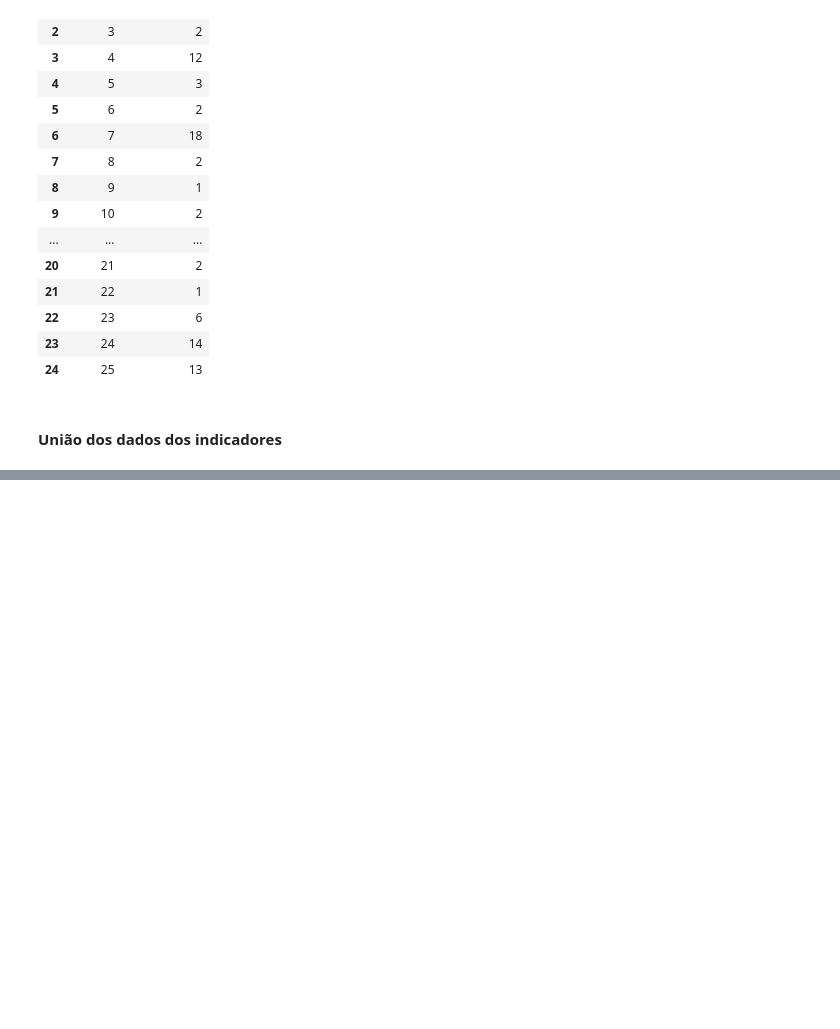
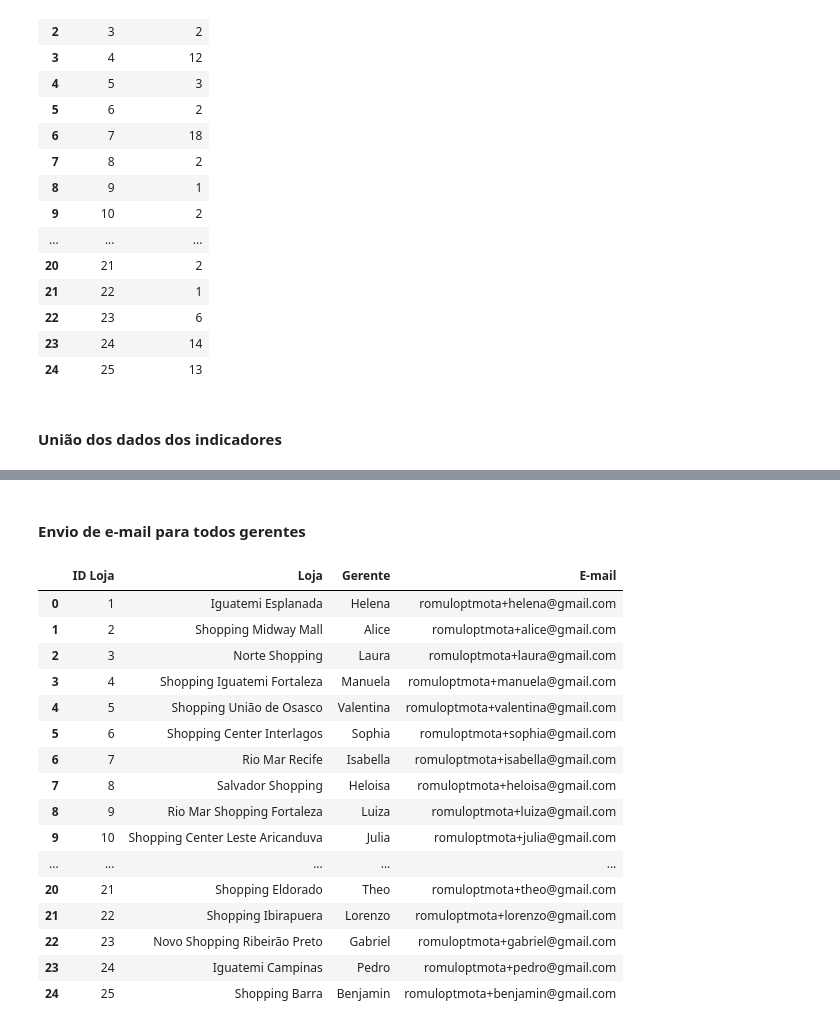
Before and after one commit to romuloptmota/Automacao_de_Processos_Indicadores, a Jupyter notebook: automacao_indicadores.ipynb, the cells around one changed output, grey strips where cells are left out. Cells and saved outputs as stored; diff of their text form; code cells hidden in the pictures; blank space fills up the shorter version.

Commit message:
Criado disparador de e-mail, e corrigido arquivo de e-mail

```diff
--- a/automacao_indicadores.ipynb
+++ b/automacao_indicadores.ipynb
@@ -290,3 +292,30 @@ display(dados_df)
 | 22 | Novo Shopping Ribeirão Preto | 23 | 3400 | 1678225 | 6 | 120 |
 | 23 | Iguatemi Campinas | 24 | 6757 | 1762419 | 14 | 120 |
 | 24 | Shopping Barra | 25 | 4134 | 1653103 | 13 | 120 |
+# %% [markdown]
+#### Envio de e-mail para todos gerentes
+# %%
+# Dados necessarios para e-mails
+dados_email = lojas
+dados_email = dados_email.merge(email, on='Loja')
+dados_email = dados_email[['ID Loja', 'Loja', 'Gerente', 'E-mail']]
+
+display(dados_email)
+# %% [output]
+|  | ID Loja | Loja | Gerente | E-mail |
+| 0 | 1 | Iguatemi Esplanada | Helena | romuloptmota+helena@gmail.com |
+| 1 | 2 | Shopping Midway Mall | Alice | romuloptmota+alice@gmail.com |
+| 2 | 3 | Norte Shopping | Laura | romuloptmota+laura@gmail.com |
+| 3 | 4 | Shopping Iguatemi Fortaleza | Manuela | romuloptmota+manuela@gmail.com |
+| 4 | 5 | Shopping União de Osasco | Valentina | romuloptmota+valentina@gmail.com |
+| 5 | 6 | Shopping Center Interlagos | Sophia | romuloptmota+sophia@gmail.com |
+| 6 | 7 | Rio Mar Recife | Isabella | romuloptmota+isabella@gmail.com |
+| 7 | 8 | Salvador Shopping | Heloisa | romuloptmota+heloisa@gmail.com |
+| 8 | 9 | Rio Mar Shopping Fortaleza | Luiza | romuloptmota+luiza@gmail.com |
+| 9 | 10 | Shopping Center Leste Aricanduva | Julia | romuloptmota+julia@gmail.com |
+| ... | ... | ... | ... | ... |
+| 20 | 21 | Shopping Eldorado | Theo | romuloptmota+theo@gmail.com |
+| 21 | 22 | Shopping Ibirapuera | Lorenzo | romuloptmota+lorenzo@gmail.com |
+| 22 | 23 | Novo Shopping Ribeirão Preto | Gabriel | romuloptmota+gabriel@gmail.com |
+| 23 | 24 | Iguatemi Campinas | Pedro | romuloptmota+pedro@gmail.com |
+| 24 | 25 | Shopping Barra | Benjamin | romuloptmota+benjamin@gmail.com |
```
Also changed, not shown: parts of 3 cells of this notebook, 27 other files.
